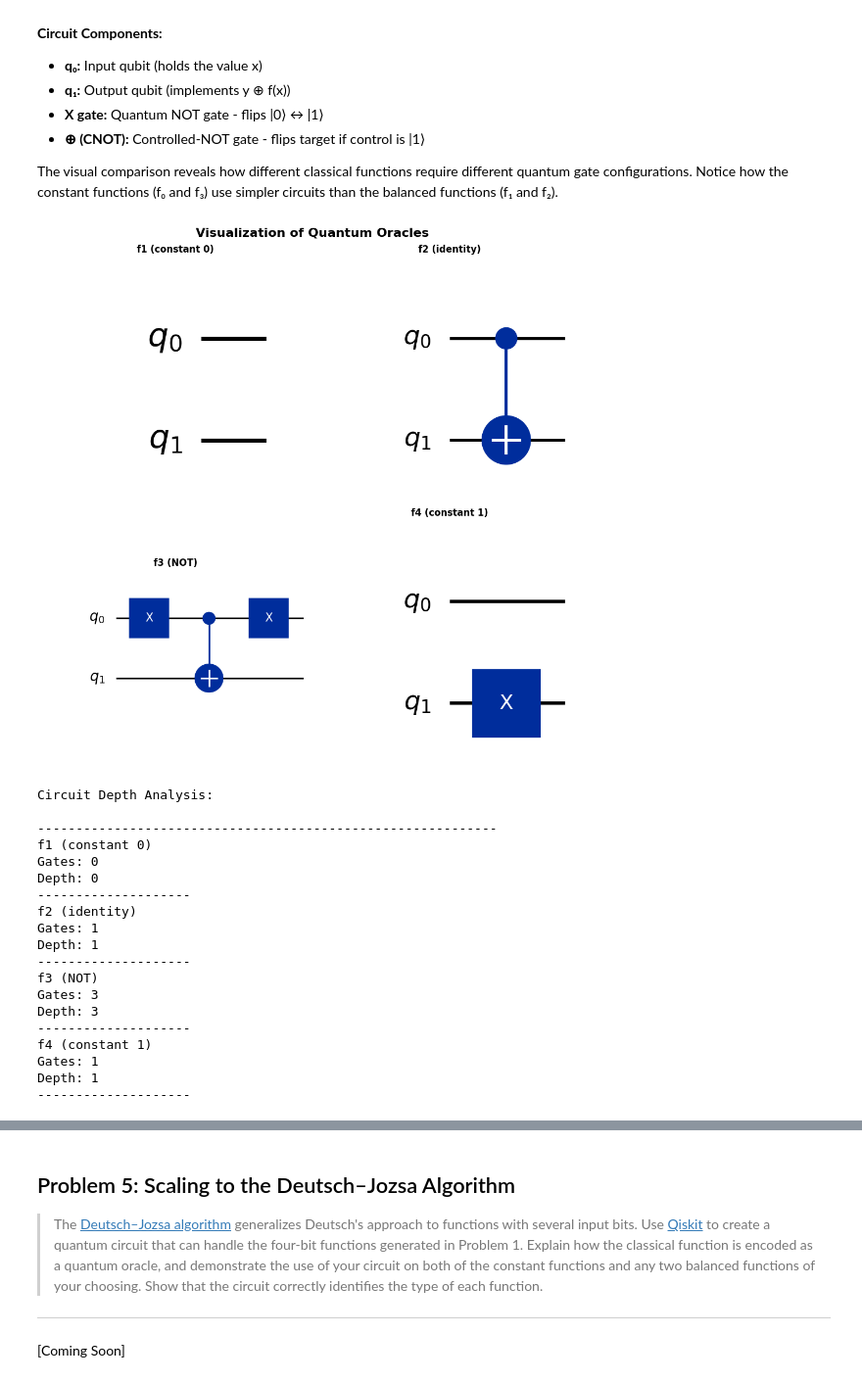
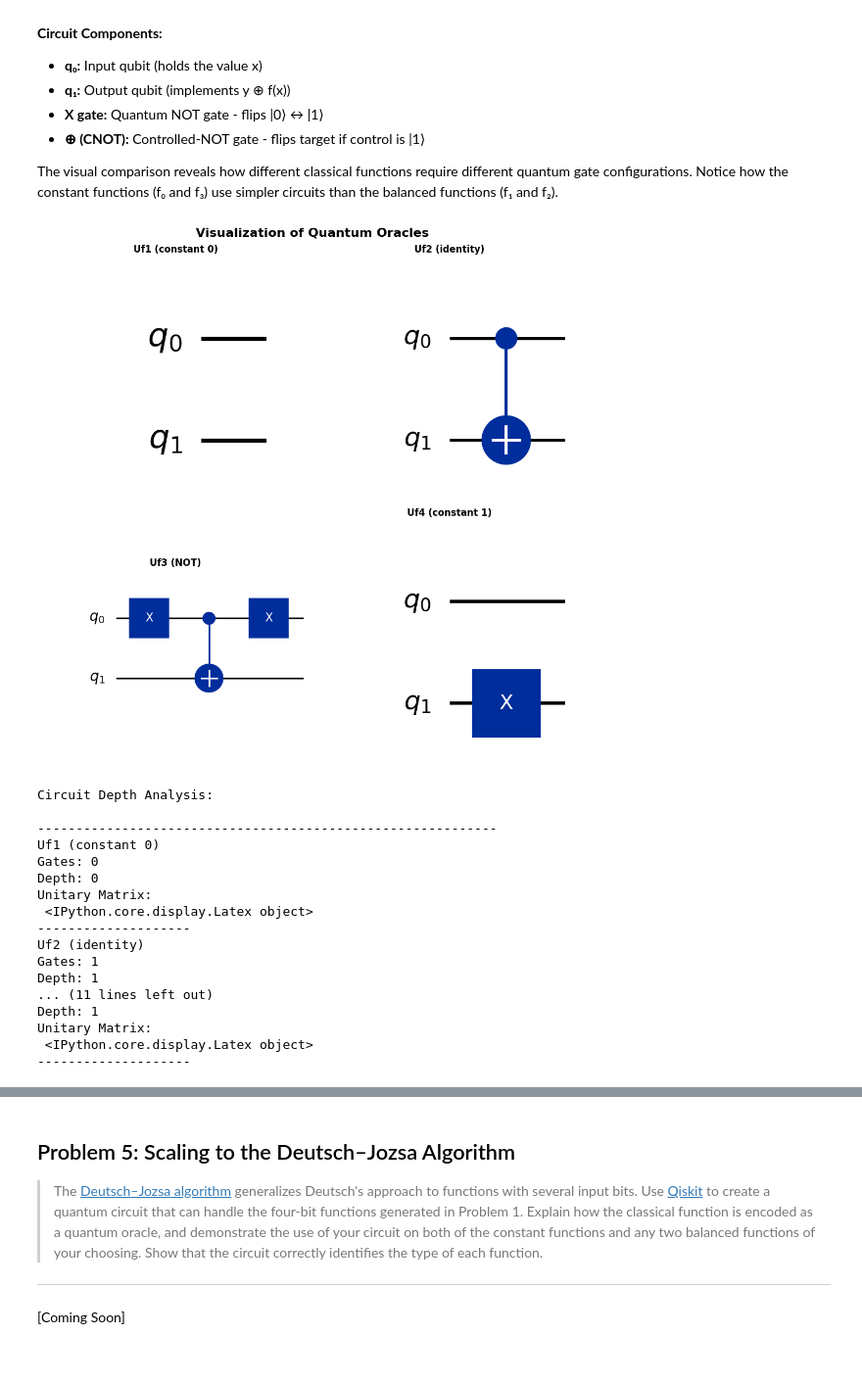
Before and after one commit to tomaspettit2506/ET-G00419414, a Jupyter notebook: problems.ipynb, the cells around one changed output, grey strips where cells are left out. Shown at 98% size. Cells and saved outputs as stored; diff of their text form; code cells hidden in the pictures.

```diff
--- a/problems.ipynb
+++ b/problems.ipynb
@@ -524,7 +535,7 @@ def oracle_f1():
 	QuantumCircuit
 					A 2-qubit quantum circuit implementing f₁
 	"""
-	qc = QuantumCircuit(2, name="f₁ (identity)")
+	qc = QuantumCircuit(2, name="Uf1	(constant 0)")
 	# Identity: no gates needed
 	return qc
 
@@ -540,7 +551,7 @@ def oracle_f2():
 	QuantumCircuit
 					A 2-qubit quantum circuit implementing f₂
 	"""
-	qc = QuantumCircuit(2, name="f2	(identity)")
+	qc = QuantumCircuit(2, name="Uf2	(identity)")
 	qc.cx(0, 1)  # control: q0 (x), target: q1 (y)
 	return qc
 
@@ -557,7 +568,7 @@ def oracle_f3():
 	QuantumCircuit
 					A 2-qubit quantum circuit implementing f₃
 	"""
-	qc = QuantumCircuit(2, name="f3	(negation)")
+	qc = QuantumCircuit(2, name="Uf3	(negation)")
 	qc.x(0)        # flip control so |0> becomes |1>
 	qc.cx(0, 1)    # now acts only when original x was 0
 	qc.x(0)        # restore original x
@@ -577,7 +588,7 @@ def oracle_f4():
 					A 2-qubit quantum circuit implementing f₄
 	"""
 
-	qc = QuantumCircuit(2, name="f4	(constant 1)")
+	qc = QuantumCircuit(2, name="Uf4	(constant 1)")
 	qc.x(1)  # flip y for all x
 	return qc
 # %% [markdown]
@@ -600,18 +611,18 @@ This validates that our quantum oracles correctly encode the classical Boolean f
 # %%
 # Test each oracle on both possible inputs
 oracles = {
-	'f1 (constant 0)': oracle_f1(),
-	'f2 (identity)': oracle_f2(),
-	'f3 (NOT)': oracle_f3(),
-	'f4 (constant 1)': oracle_f4()
+	'Uf1 (constant 0)': oracle_f1(),
+	'Uf2 (identity)': oracle_f2(),
+	'Uf3 (NOT)': oracle_f3(),
+	'Uf4 (constant 1)': oracle_f4()
 }
 
 # Expected results for each oracle
 expected_results = {
-	'f1 (constant 0)': {0: 0, 1: 0},  # Always returns 0
-	'f2 (identity)': {0: 0, 1: 1},		# Returns input value
-	'f3 (NOT)': {0: 1, 1: 0},			# Returns negation of input
-	'f4 (constant 1)': {0: 1, 1: 1}   # Always returns 1
+	'Uf1 (constant 0)': {0: 0, 1: 0},  # Always returns 0
+	'Uf2 (identity)': {0: 0, 1: 1},		# Returns input value
+	'Uf3 (NOT)': {0: 1, 1: 0},			# Returns negation of input
+	'Uf4 (constant 1)': {0: 1, 1: 1}   # Always returns 1
 }
 
 print("\nTesting Quantum Oracles:")
@@ -662,3 +675,9 @@ Testing f4 (constant 1)...
+# %%
+def colvec(qc):
+  """Helper function to draw column vectors nicely."""
+  # https://quantum.cloud.ibm.com/docs/en/api/qiskit/qiskit.visualization.array_to_latex
+  # https://quantum.cloud.ibm.com/docs/en/api/qiskit/qiskit.quantum_info.Statevector#from_instruction
+  return viz.array_to_latex(info.Statevector.from_instruction(qc).data.reshape(-1, 1))
 # %% [markdown]
 ### Evaluation: Oracle Circuit Diagrams
 
@@ -682,57 +701,56 @@ oracle_names = list(oracles.keys())
 # Draw each oracle circuit in its respective subplot
 for i, (name, oracle) in enumerate(oracles.items()):
     # Resolve oracle circuit safely
     if isinstance(oracle, QuantumCircuit):
         oracle_circuit = oracle
     else:
         oracle_factory = {
-            'f1 (constant 0)': oracle_f1,
-            'f2 (identity)': oracle_f2,
-            'f3 (NOT)': oracle_f3,
-            'f4 (constant 1)': oracle_f4
+            'Uf1 (constant 0)': oracle_f1,
+            'Uf2 (identity)': oracle_f2,
+            'Uf3 (NOT)': oracle_f3,
+            'Uf4 (constant 1)': oracle_f4
         }
         oracle_circuit = oracle_factory[name]()
 
     # Draw the oracle circuit in the subplot
     oracle_circuit.draw(output='mpl', ax=axes[i // 2][i % 2])
     axes[i // 2][i % 2].set_title(name, fontweight='bold')
 
 plt.tight_layout()
 plt.savefig('img/quantum_oracles.png')  # Save the figure as a PNG file
 plt.show()
 
 # Print circuit depth analysis
 print("\nCircuit Depth Analysis:\n")
 print("-" * 60)
 for name, oracle in oracles.items():
     if not isinstance(oracle, QuantumCircuit):
         oracle = oracle_factory[name]()
 
     print(name)
     print("Gates:", oracle.size())
     print("Depth:", oracle.depth())
+    print("Unitary Matrix:\n", colvec(oracle))
     print("-" * 20)
 # %% [output]
-[figure, old version]
+[figure, new version]
 Circuit Depth Analysis:
 
 ------------------------------------------------------------
-f1 (constant 0)
+Uf1 (constant 0)
 Gates: 0
 Depth: 0
+Unitary Matrix:
+ <IPython.core.display.Latex object>
 --------------------
-f2 (identity)
+Uf2 (identity)
 Gates: 1
 Depth: 1
+... (11 lines left out)
+Depth: 1
+Unitary Matrix:
+ <IPython.core.display.Latex object>
 --------------------
-f3 (NOT)
-Gates: 3
-Depth: 3
---------------------
-f4 (constant 1)
-Gates: 1
-Depth: 1
---------------------
 # %% [markdown]
 ## Problem 4: Deutsch's Algorithm with Qiskit
 
```
Also changed, not shown: parts of 12 cells of this notebook.
